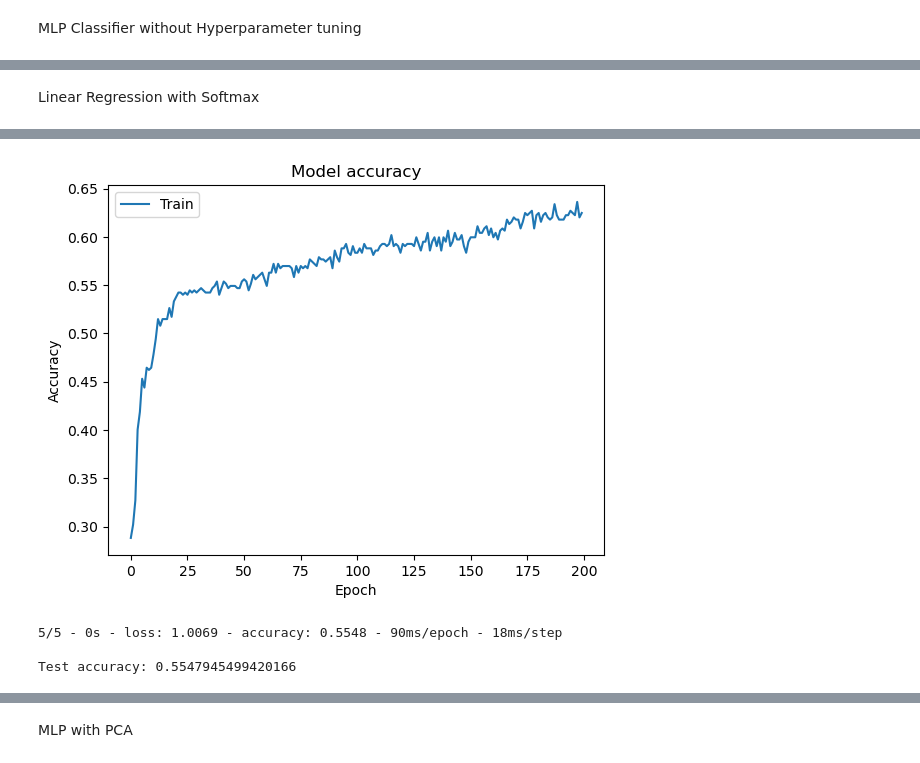
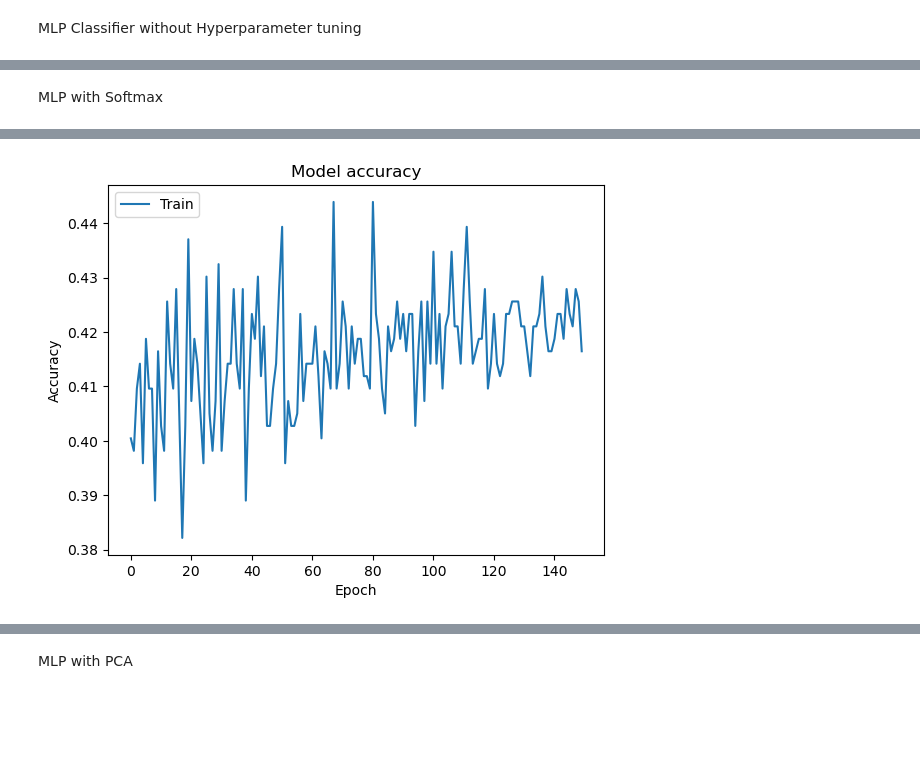
Before and after one commit to SamLee-dedeboy/Awesum, a Jupyter notebook: preprocess/experiments/Models_test.ipynb, the cells around one changed output, grey strips where cells are left out. Drawn from its saved outputs; the diff is of its cells as text; code cells hidden in the pictures; blank space fills up the shorter version.

```diff
--- a/preprocess/experiments/Models_test.ipynb
+++ b/preprocess/experiments/Models_test.ipynb
@@ -242,6 +235,7 @@ for i,datum in enumerate(data):
     datum['Writer_Perplexity'] = perp_writer
     datum['LLM_Perplexity'] = perp_llm
 
+    datum["Delta_Bert_Score"] = scorer.Bert_Score([writer_summ],[article]) - scorer.Bert_Score([llm_summ],[article])
 save_json(data, r'data/All_Scores.json')
 # %% [output]
 0/599
@@ -651,7 +794,7 @@ mlp = MLPClassifier()
 mlp.fit(x_train, y_train)
 
 param_grid = {
-    'hidden_layer_sizes': [(i,) for i in range(50, 200, 50)],  # [(50,), (100,), (150,)]
+    'hidden_layer_sizes': [(i,) for i in range(10, 120, 10)],  # [(50,), (100,), (150,)]
     'activation': ['tanh', 'relu'],
     'solver': ['sgd', 'adam'],
     'alpha': np.linspace(0.0001, 1, 5),  # [0.0001, 0.012575, 0.02505, 0.037525, 0.05]
@@ -671,4 +814,6 @@ y_pred = grid_search.predict(x_test)
 
 cm_mlp1 = confusion_matrix(y_test, y_pred)
 print(cm_mlp1)
+
+save_results("MLP",cm_mlp1,best_score,"SMOTE Sampling","Yes")
 # %% [output]
@@ -697,0 +999,15 @@ print (acc_mlp)
+# %%
+from sklearn.linear_model import LogisticRegression
+from sklearn.metrics import accuracy_score
+
+model_lr = LogisticRegression(multi_class='multinomial', solver='lbfgs')
+
+model_lr.fit(X_pca_train, y_train)
+
+predictions = model_lr.predict(X_pca_test)
+
+accuracy = accuracy_score(y_test, predictions)
+print(f"Accuracy: {accuracy}")
+
+cm = confusion_matrix(y_test, predictions)
+print (cm)
@@ -698,51 +1039,27 @@ print (acc_mlp)
 # %% [markdown]
-Linear Regression with Softmax
+MLP with Softmax
 # %%
-import matplotlib.pyplot as plt
-from sklearn.model_selection import GridSearchCV
-from keras.models import Sequential
-from keras.layers import Dense
-# from keras.wrappers.scikit_learn import KerasClassifier
-
-
-param_grid = {
-    'epochs':np.linspace(50, 300, 6) ,  # [(50,), (100,), (150,)]
-    'batch_size': np.linspace(1, 100, 10)
-}
-
-# def create_model():
-#     model = Sequential()
-#     model.add(Dense(10, input_dim=8, activation='relu'))
-#     model.add(Dense(10, activation='relu'))
-#     model.add(Dense(3, activation='softmax'))
-#     model.compile(loss='sparse_categorical_crossentropy', optimizer='adam', metrics=['accuracy'])
-#     return model
-
 model = tf.keras.models.Sequential([
-    tf.keras.layers.Dense(10, input_dim=x_train.shape[1], activation='relu'),
-    # tf.keras.layers.Dense(100, activation='relu'),
-    # tf.keras.layers.Dense(100, input_dim=x_train.shape[1], activation='relu'),
-    tf.keras.layers.Dense(10, activation='relu'),
+    tf.keras.layers.Dense(100, input_dim=X_pca_train.shape[1], activation='linear'),
+    tf.keras.layers.Dense(100, activation='relu'),
+    tf.keras.layers.Dense(100, input_dim=x_train.shape[1], activation='relu'),
+    tf.keras.layers.Dense(100, activation='relu'),
     tf.keras.layers.Dense(3, activation='softmax')
 ])
 optimizer = tf.keras.optimizers.SGD(learning_rate=0.01,momentum=0.5)
 
 model.compile(loss='sparse_categorical_crossentropy', optimizer='adam', metrics=['accuracy'])
+history = model.fit(X_pca_train, y_train, epochs=150, batch_size=3)
 
-# model = KerasClassifier(build_fn=create_model, verbose=0)
+y_preds = np.argmax(model.predict(X_pca_test), axis=1)
+conf_matrix = confusion_matrix(y_test, y_preds)
+print(conf_matrix)
+# weights = model.layers[0].get_weights()[0]
+# print(weights)
 
-# grid_search = GridSearchCV(estimator=model, param_grid=param_grid, cv=3, n_jobs=-1)
-# history = grid_search.fit(x_train,y_train)
-
-history = model.fit(x_train, y_train, epochs=200, batch_size=10)
-
-weights = model.layers[0].get_weights()[0]
-print(weights)
-
-for layer in model.layers:
-    weights = layer.get_weights()
-    print(f'Weights for layer {layer.name}: {weights}')
-
+# for layer in model.layers:
+#     weights = layer.get_weights()
+#     print(f'Weights for layer {layer.name}: {weights}')
 
 plt.plot(history.history['accuracy'])
 plt.title('Model accuracy')
@@ -750,7 +1067,4 @@ plt.ylabel('Accuracy')
 plt.xlabel('Epoch')
 plt.legend(['Train'], loc='upper left')
 plt.show()
-
-test_loss, test_accuracy = model.evaluate(x_test, y_test, verbose=2)
-print(f'\nTest accuracy: {test_accuracy}')
 # %% [output]
@@ -774,4 +1088 @@ Epoch 6/200
-[figure, old version]
+[figure, new version]
-5/5 - 0s - loss: 1.0069 - accuracy: 0.5548 - 90ms/epoch - 18ms/step
-
-Test accuracy: 0.5547945499420166
```
Also changed, not shown: parts of 79 cells of this notebook.
